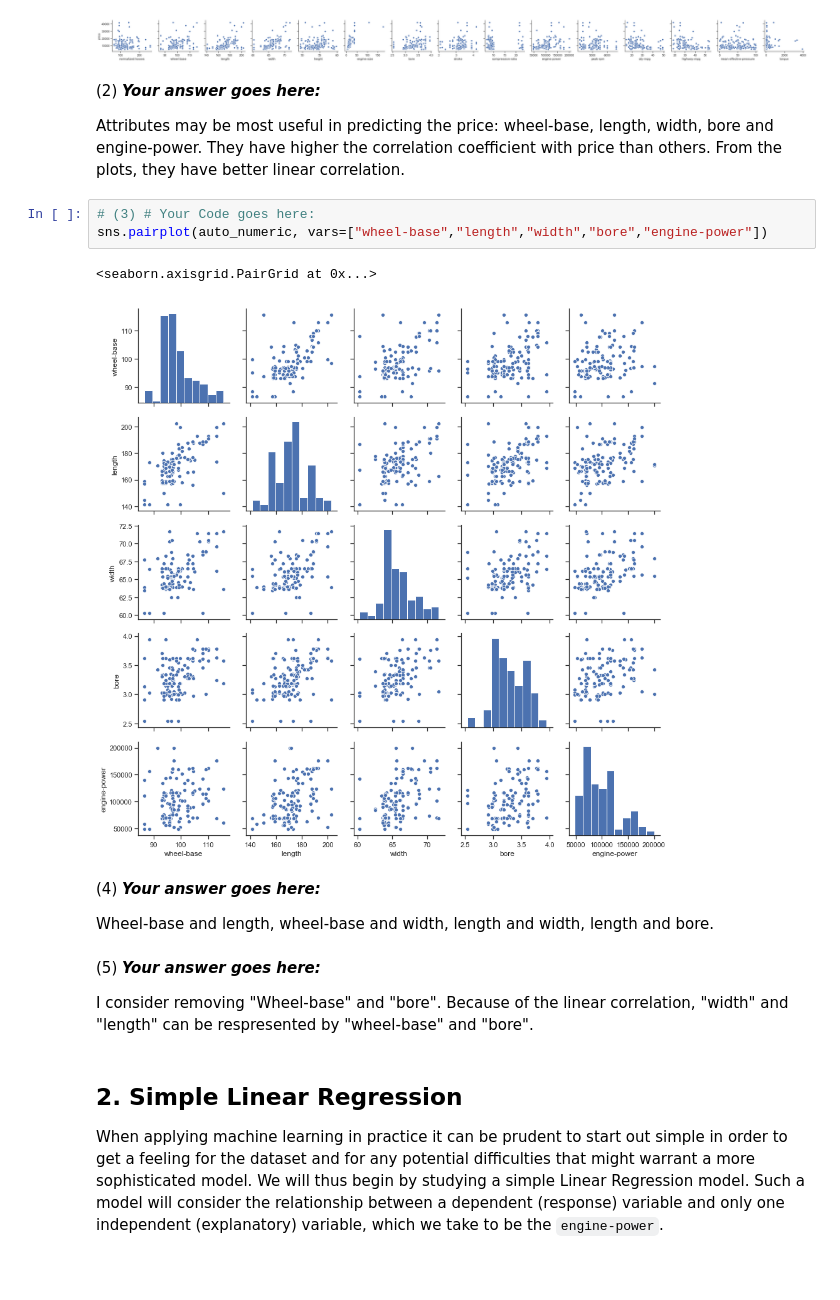
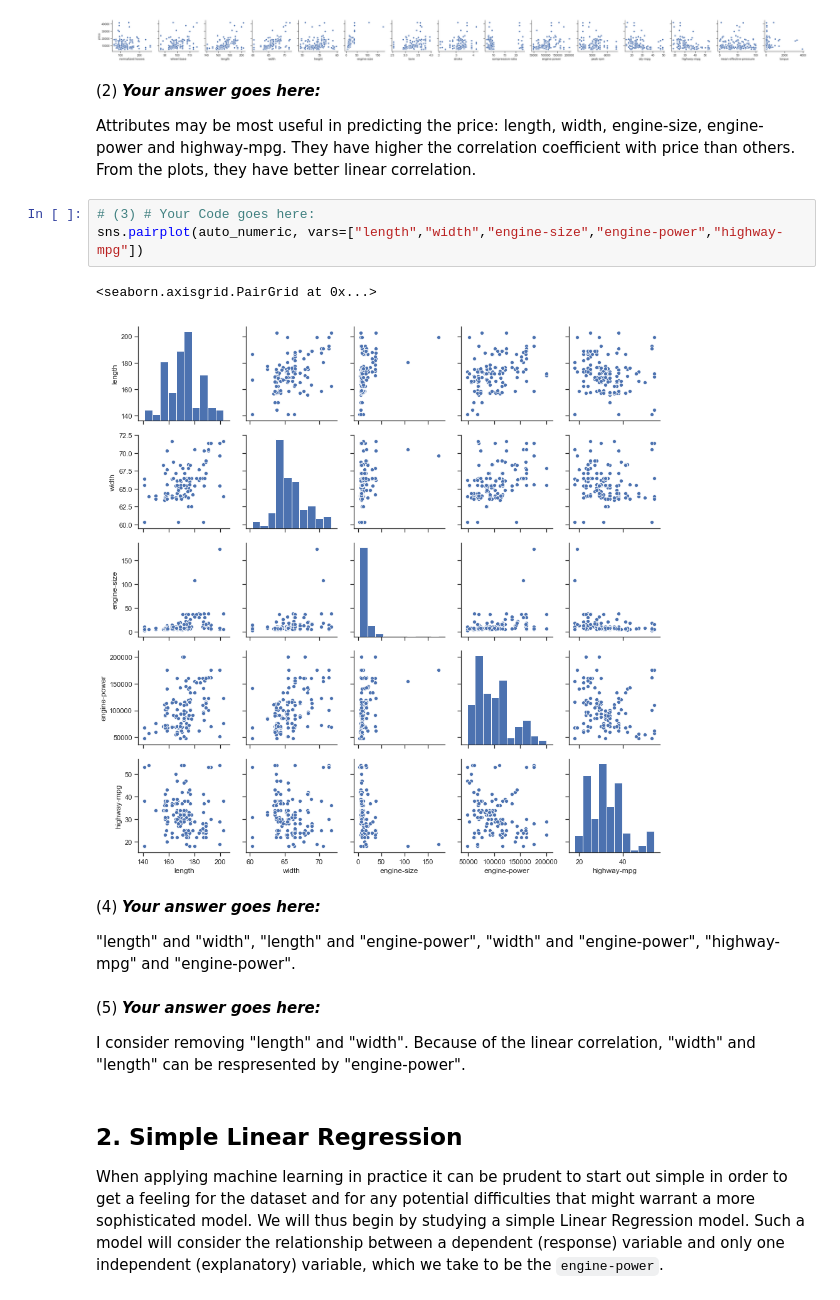
Before and after one commit to tuyu95/IAML2018, a Jupyter notebook: Assignments/02_LinearRegression.ipynb, the cells around one changed output. Drawn from its saved outputs; the diff is of its cells as text; blank space fills up the shorter version.

```diff
--- a/Assignments/02_LinearRegression.ipynb
+++ b/Assignments/02_LinearRegression.ipynb
@@ -198,21 +198,21 @@ Name: price, dtype: float64
 # %% [markdown]
 (2) ***Your answer goes here:***
 
-Attributes may be most useful in predicting the price: wheel-base, length, width, bore and engine-power. They have higher the correlation coefficient with price than others. From the plots, they have better linear correlation.
+Attributes may be most useful in predicting the price: length, width, engine-size, engine-power and highway-mpg. They have higher the correlation coefficient with price than others. From the plots, they have better linear correlation.
 # %%
 # (3) # Your Code goes here:
-sns.pairplot(auto_numeric, vars=["wheel-base","length","width","bore","engine-power"])
+sns.pairplot(auto_numeric, vars=["length","width","engine-size","engine-power","highway-mpg"])
 # %% [output]
 <seaborn.axisgrid.PairGrid at 0x...>
-[figure, old version]
+[figure, new version]
 # %% [markdown]
 (4) ***Your answer goes here:***
 
-Wheel-base and length, wheel-base and width, length and width, length and bore.
+"length" and "width", "length" and "engine-power", "width" and "engine-power", "highway-mpg" and "engine-power".
 # %% [markdown]
 (5) ***Your answer goes here:***
 
-I consider removing "Wheel-base" and "bore". Because of the linear correlation, "width" and "length" can be respresented by "wheel-base" and "bore".
+I consider removing "length" and "width". Because of the linear correlation, "width" and "length" can be respresented by "engine-power".
 # %% [markdown]
 ## 2. Simple Linear Regression
 
```
Also changed, not shown: parts of 3 cells of this notebook, 1 other file.
